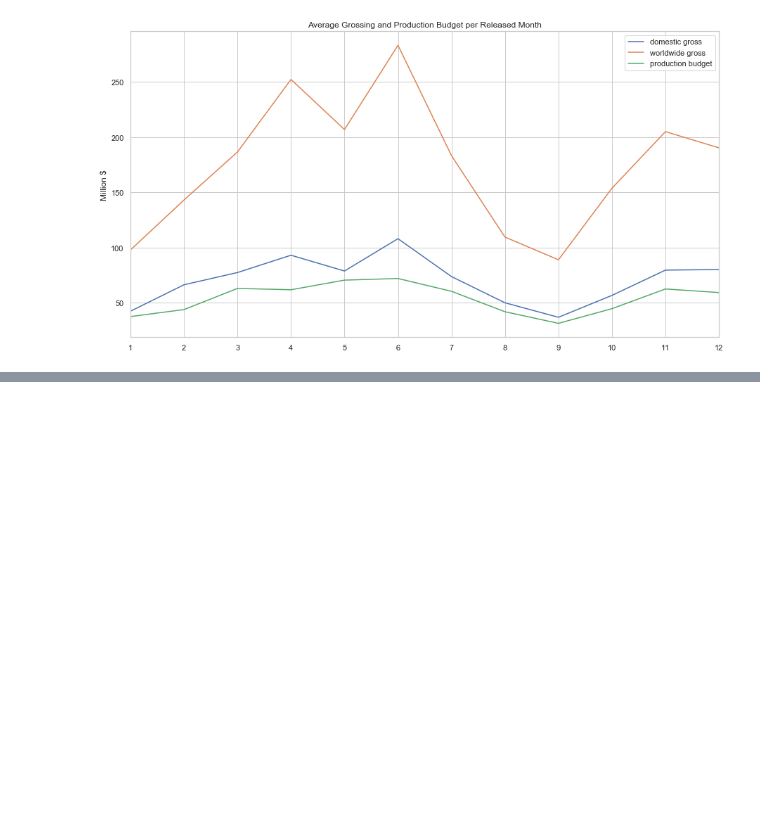
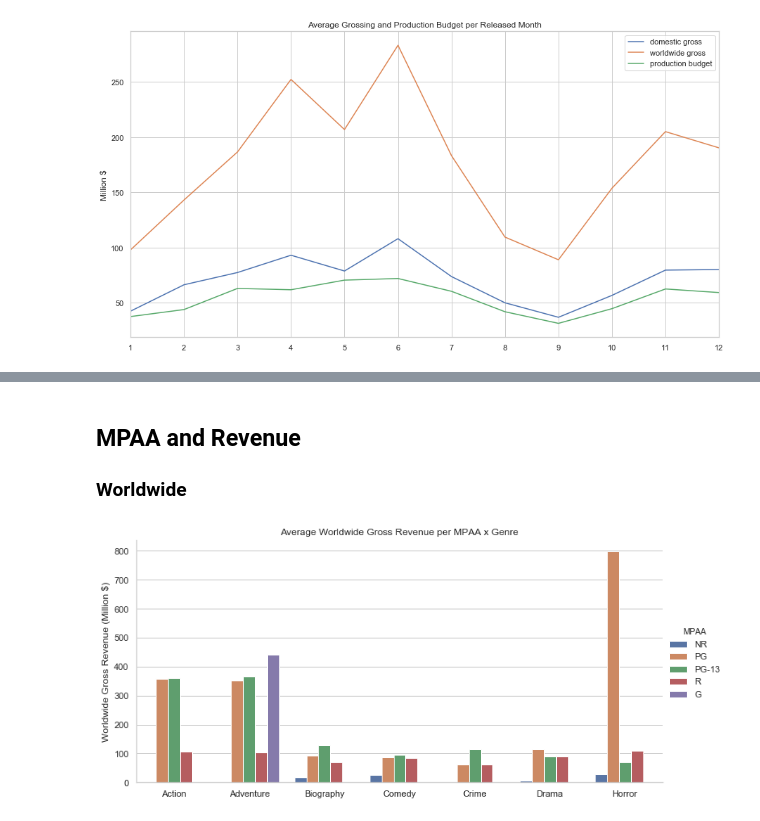
Before and after one commit to stereopickle/DS_movie_EDA, a Jupyter notebook: 010.Data_Analysis_Overview.ipynb, the cells around one changed output, grey strips where cells are left out. Drawn from its saved outputs; the diff is of its cells as text; code cells hidden in the pictures; blank space fills up the shorter version.

```diff
--- a/010.Data_Analysis_Overview.ipynb
+++ b/010.Data_Analysis_Overview.ipynb
@@ -432,0 +456,15 @@ plt.show()
+# %% [markdown]
+## MPAA and Revenue
+### Worldwide
+# %%
+# Selecting only necessary data
+dat = df[df.primary_genre.apply(lambda x: x in ['Action', 'Comedy', 'Drama', 'Adventure', 'Biography', 'Horror', 'Crime'])]
+dat = dat[['primary_genre', 'MPAA', 'worldwide_gross', 'month', 'year']]
+dat2 = dat.groupby(['primary_genre', 'MPAA'])['worldwide_gross'].mean()
+dat2 = dat2.reset_index()
+# %%
+g = sns.catplot(x="primary_genre", y="worldwide_gross", hue="MPAA", data=dat2, kind="bar", aspect = 2)
+g.set(title = "Average Worldwide Gross Revenue per MPAA x Genre", xlabel = "", ylabel = "Worldwide Gross Revenue (Million $)")
+plt.show()
+# %% [output]
+[figure, added]
```
Also changed, not shown: parts of 15 cells of this notebook.
